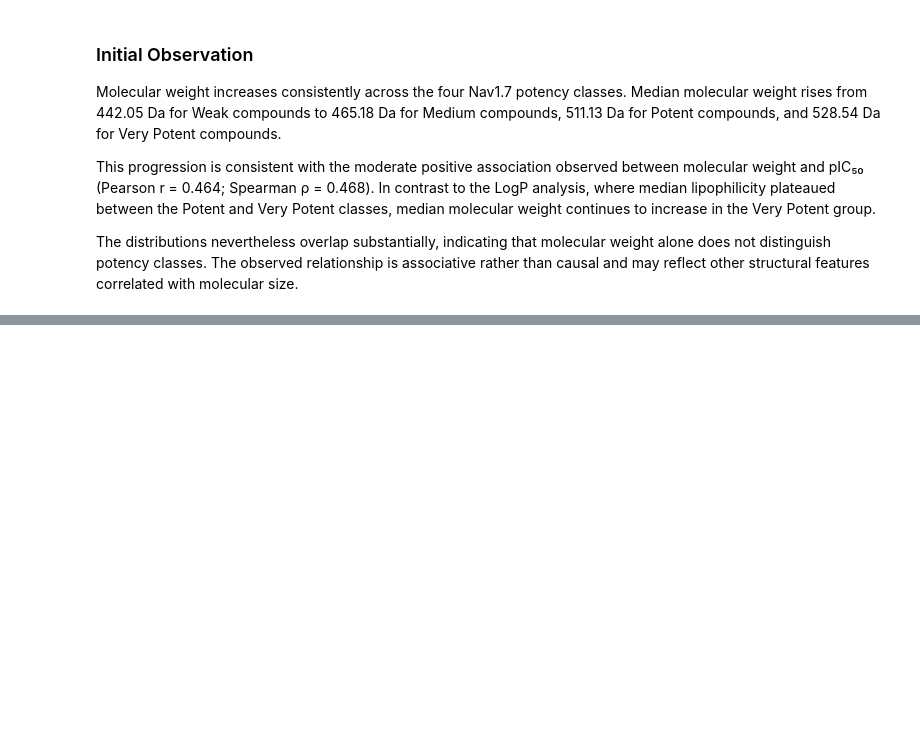
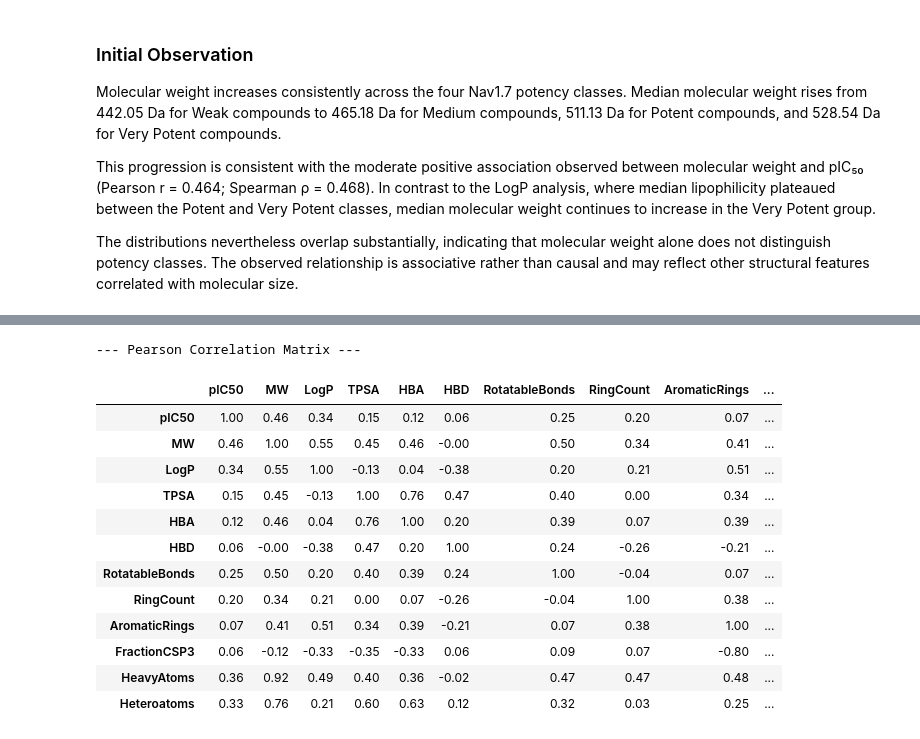
Before and after one commit to larry-xiping/nav1.7-sodium-channel-sar, a Jupyter notebook: notebooks/02_exploratory_analysis.ipynb, the cells around one changed output, grey strips where cells are left out. Drawn from its saved outputs; the diff is of its cells as text; code cells hidden in the pictures; blank space fills up the shorter version.

```diff
--- a/notebooks/02_exploratory_analysis.ipynb
+++ b/notebooks/02_exploratory_analysis.ipynb
@@ -1203,0 +1597,43 @@ The distributions nevertheless overlap substantially, indicating that molecular
+# %%
+# Define analysis variables with pIC₅₀ first
+correlation_features = [
+    'pIC50',
+    'MW',
+    'LogP',
+    'TPSA',
+    'HBA',
+    'HBD',
+    'RotatableBonds',
+    'RingCount',
+    'AromaticRings',
+    'FractionCSP3',
+    'HeavyAtoms',
+    'Heteroatoms'
+]
+
+# Calculate Pearson correlation matrix
+correlation_matrix = (
+    analysis_df[correlation_features]
+    .corr(method='pearson')
+)
+
+print("--- Pearson Correlation Matrix ---")
+
+display(
+    correlation_matrix.round(2)
+)
+# %% [output]
+--- Pearson Correlation Matrix ---
+|  | pIC50 | MW | LogP | TPSA | HBA | HBD | RotatableBonds | RingCount | AromaticRings | ... |
+| pIC50 | 1.00 | 0.46 | 0.34 | 0.15 | 0.12 | 0.06 | 0.25 | 0.20 | 0.07 | ... |
+| MW | 0.46 | 1.00 | 0.55 | 0.45 | 0.46 | -0.00 | 0.50 | 0.34 | 0.41 | ... |
+| LogP | 0.34 | 0.55 | 1.00 | -0.13 | 0.04 | -0.38 | 0.20 | 0.21 | 0.51 | ... |
+| TPSA | 0.15 | 0.45 | -0.13 | 1.00 | 0.76 | 0.47 | 0.40 | 0.00 | 0.34 | ... |
+| HBA | 0.12 | 0.46 | 0.04 | 0.76 | 1.00 | 0.20 | 0.39 | 0.07 | 0.39 | ... |
+| HBD | 0.06 | -0.00 | -0.38 | 0.47 | 0.20 | 1.00 | 0.24 | -0.26 | -0.21 | ... |
+| RotatableBonds | 0.25 | 0.50 | 0.20 | 0.40 | 0.39 | 0.24 | 1.00 | -0.04 | 0.07 | ... |
+| RingCount | 0.20 | 0.34 | 0.21 | 0.00 | 0.07 | -0.26 | -0.04 | 1.00 | 0.38 | ... |
+| AromaticRings | 0.07 | 0.41 | 0.51 | 0.34 | 0.39 | -0.21 | 0.07 | 0.38 | 1.00 | ... |
+| FractionCSP3 | 0.06 | -0.12 | -0.33 | -0.35 | -0.33 | 0.06 | 0.09 | 0.07 | -0.80 | ... |
+| HeavyAtoms | 0.36 | 0.92 | 0.49 | 0.40 | 0.36 | -0.02 | 0.47 | 0.47 | 0.48 | ... |
+| Heteroatoms | 0.33 | 0.76 | 0.21 | 0.60 | 0.63 | 0.12 | 0.32 | 0.03 | 0.25 | ... |
```
Also changed, not shown: parts of 29 cells of this notebook.
